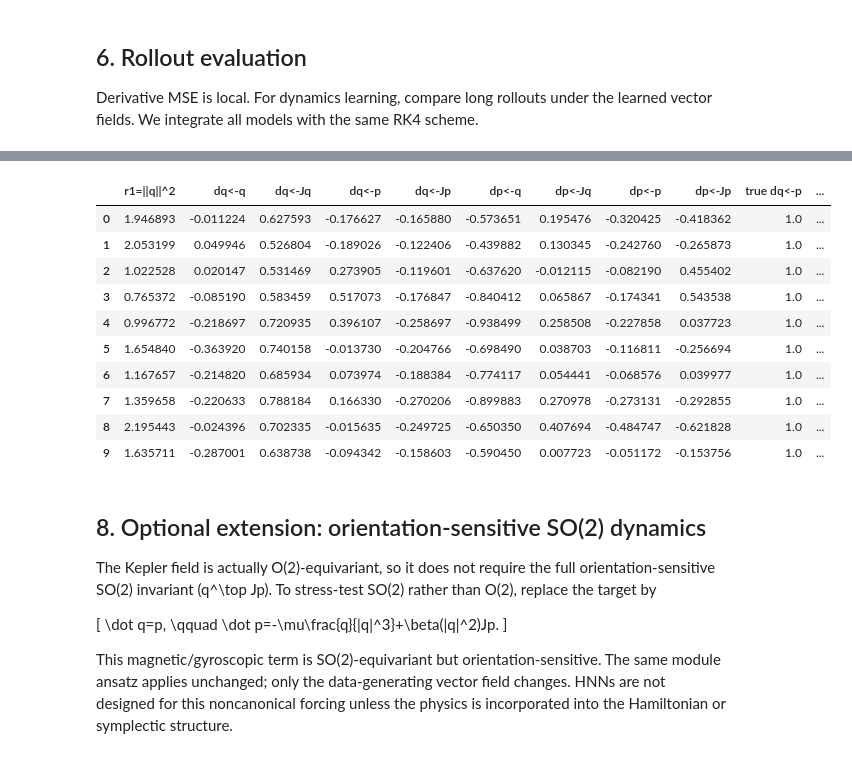
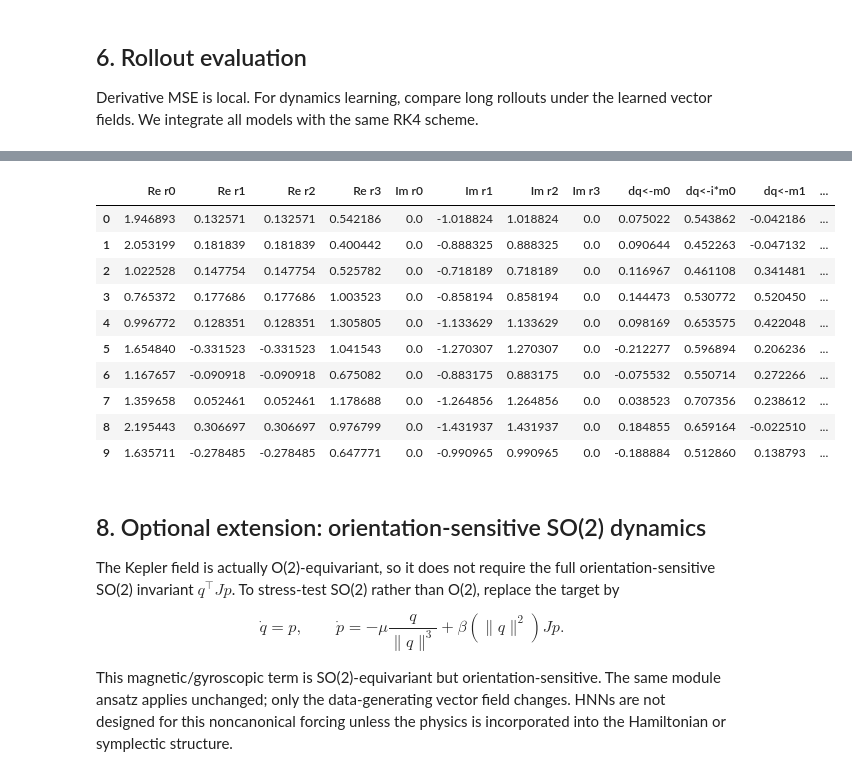
Before and after one commit to MichaelLiu2024/Equivariant-Polynomial-Tensor-Functions, a Jupyter notebook: notebooks/so2_kepler_hnn_comparison.ipynb, the cells around one changed output, grey strips where cells are left out. Cells and saved outputs as stored; diff of their text form; code cells hidden in the pictures.

```diff
--- a/notebooks/so2_kepler_hnn_comparison.ipynb
+++ b/notebooks/so2_kepler_hnn_comparison.ipynb
@@ -515,15 +526,16 @@ def summarize_models(models: dict[str, nn.Module]) -> pd.DataFrame:
 The invariant/module model is instantiated through the group-agnostic `ModuleAnsatzSpec`. For a different group, this is the only specification that should change.
 # %%
 # Fit normalizers using only training data.
-invariant_normalizer = Standardizer.fit(so2_qp_invariants(x_train)).to(DEVICE)
+so2_features = SO2KeplerFeatureEvaluator(random_seed=SEED)
+invariant_normalizer = Standardizer.fit(so2_features.invariant_map(x_train)).to(DEVICE)
 input_normalizer = Standardizer.fit(x_train).to(DEVICE)
 
 so2_spec = ModuleAnsatzSpec(
-    invariant_map=so2_qp_invariants,
-    module_map=so2_qp_module_generators,
-    invariant_dim=4,
-    generator_count=8,
-    output_dim=4,
+    invariant_map=so2_features.invariant_map,
+    module_map=so2_features.module_map,
+    invariant_dim=so2_features.invariant_dim,
+    generator_count=so2_features.generator_count,
+    output_dim=so2_features.output_dim,
 )
 
 module_model = EquivariantModuleAnsatz(
@@ -540,6 +552,10 @@ hnn_model = HamiltonianNeuralNetwork(
     normalizer=input_normalizer,
 ).to(DEVICE)
 
+print("complex invariant generators:", len(so2_features.invariant_generators))
+print("real invariant features:", so2_features.invariant_dim)
+print("complex H_1 covariant generators:", len(so2_features.covariant_generators))
+print("real output module generators:", so2_features.generator_count)
 print("module ansatz parameters:", sum(p.numel() for p in module_model.parameters() if p.requires_grad))
 print("HNN parameters:", sum(p.numel() for p in hnn_model.parameters() if p.requires_grad))
 
@@ -750,40 +754,52 @@ This diagnostic is not needed for prediction, but it helps verify that the ansat
 # %%
 @torch.no_grad()
 def inspect_coefficients(model: EquivariantModuleAnsatz, x: torch.Tensor, n: int = 8) -> pd.DataFrame:
     model.eval()
     x = x[:n].to(DEVICE)
     coeff = model.coefficients(x).detach().cpu().numpy()
-    inv = so2_qp_invariants(x).detach().cpu().numpy()
-    names = ["dq<-q", "dq<-Jq", "dq<-p", "dq<-Jp", "dp<-q", "dp<-Jq", "dp<-p", "dp<-Jp"]
-    df = pd.DataFrame(coeff, columns=names)
-    df.insert(0, "r1=||q||^2", inv[:, 0])
-    df["true dq<-p"] = 1.0
-    df["true dp<-q"] = -1.0 / np.power(inv[:, 0], 1.5)
+    inv = model.spec.invariant_map(x).detach().cpu().numpy()
+
+    covariant_count = coeff.shape[1] // 4
+    coefficient_names = []
+    for output_name in ("dq", "dp"):
+        for covariant_index in range(covariant_count):
+            coefficient_names += [
+                f"{output_name}<-m{covariant_index}",
+                f"{output_name}<-i*m{covariant_index}",
+            ]
+
+    invariant_names = [
+        *(f"Re r{i}" for i in range(inv.shape[1] // 2)),
+        *(f"Im r{i}" for i in range(inv.shape[1] // 2)),
+    ]
+    df = pd.DataFrame(coeff, columns=coefficient_names)
+    for index, name in reversed(list(enumerate(invariant_names))):
+        df.insert(0, name, inv[:, index])
     return df
 
 inspect_coefficients(module_model, x_test, n=10)
 # %% [output]
-|  | r1=||q||^2 | dq<-q | dq<-Jq | dq<-p | dq<-Jp | dp<-q | dp<-Jq | dp<-p | dp<-Jp | true dq<-p | ... |
-| 0 | 1.946893 | -0.011224 | 0.627593 | -0.176627 | -0.165880 | -0.573651 | 0.195476 | -0.320425 | -0.418362 | 1.0 | ... |
-| 1 | 2.053199 | 0.049946 | 0.526804 | -0.189026 | -0.122406 | -0.439882 | 0.130345 | -0.242760 | -0.265873 | 1.0 | ... |
-| 2 | 1.022528 | 0.020147 | 0.531469 | 0.273905 | -0.119601 | -0.637620 | -0.012115 | -0.082190 | 0.455402 | 1.0 | ... |
-| 3 | 0.765372 | -0.085190 | 0.583459 | 0.517073 | -0.176847 | -0.840412 | 0.065867 | -0.174341 | 0.543538 | 1.0 | ... |
-| 4 | 0.996772 | -0.218697 | 0.720935 | 0.396107 | -0.258697 | -0.938499 | 0.258508 | -0.227858 | 0.037723 | 1.0 | ... |
-| 5 | 1.654840 | -0.363920 | 0.740158 | -0.013730 | -0.204766 | -0.698490 | 0.038703 | -0.116811 | -0.256694 | 1.0 | ... |
-| 6 | 1.167657 | -0.214820 | 0.685934 | 0.073974 | -0.188384 | -0.774117 | 0.054441 | -0.068576 | 0.039977 | 1.0 | ... |
-| 7 | 1.359658 | -0.220633 | 0.788184 | 0.166330 | -0.270206 | -0.899883 | 0.270978 | -0.273131 | -0.292855 | 1.0 | ... |
-| 8 | 2.195443 | -0.024396 | 0.702335 | -0.015635 | -0.249725 | -0.650350 | 0.407694 | -0.484747 | -0.621828 | 1.0 | ... |
-| 9 | 1.635711 | -0.287001 | 0.638738 | -0.094342 | -0.158603 | -0.590450 | 0.007723 | -0.051172 | -0.153756 | 1.0 | ... |
+|  | Re r0 | Re r1 | Re r2 | Re r3 | Im r0 | Im r1 | Im r2 | Im r3 | dq<-m0 | dq<-i*m0 | dq<-m1 | ... |
+| 0 | 1.946893 | 0.132571 | 0.132571 | 0.542186 | 0.0 | -1.018824 | 1.018824 | 0.0 | 0.075022 | 0.543862 | -0.042186 | ... |
+| 1 | 2.053199 | 0.181839 | 0.181839 | 0.400442 | 0.0 | -0.888325 | 0.888325 | 0.0 | 0.090644 | 0.452263 | -0.047132 | ... |
+| 2 | 1.022528 | 0.147754 | 0.147754 | 0.525782 | 0.0 | -0.718189 | 0.718189 | 0.0 | 0.116967 | 0.461108 | 0.341481 | ... |
+| 3 | 0.765372 | 0.177686 | 0.177686 | 1.003523 | 0.0 | -0.858194 | 0.858194 | 0.0 | 0.144473 | 0.530772 | 0.520450 | ... |
+| 4 | 0.996772 | 0.128351 | 0.128351 | 1.305805 | 0.0 | -1.133629 | 1.133629 | 0.0 | 0.098169 | 0.653575 | 0.422048 | ... |
+| 5 | 1.654840 | -0.331523 | -0.331523 | 1.041543 | 0.0 | -1.270307 | 1.270307 | 0.0 | -0.212277 | 0.596894 | 0.206236 | ... |
+| 6 | 1.167657 | -0.090918 | -0.090918 | 0.675082 | 0.0 | -0.883175 | 0.883175 | 0.0 | -0.075532 | 0.550714 | 0.272266 | ... |
+| 7 | 1.359658 | 0.052461 | 0.052461 | 1.178688 | 0.0 | -1.264856 | 1.264856 | 0.0 | 0.038523 | 0.707356 | 0.238612 | ... |
+| 8 | 2.195443 | 0.306697 | 0.306697 | 0.976799 | 0.0 | -1.431937 | 1.431937 | 0.0 | 0.184855 | 0.659164 | -0.022510 | ... |
+| 9 | 1.635711 | -0.278485 | -0.278485 | 0.647771 | 0.0 | -0.990965 | 0.990965 | 0.0 | -0.188884 | 0.512860 | 0.138793 | ... |
 # %% [markdown]
 ## 8. Optional extension: orientation-sensitive SO(2) dynamics
 
-The Kepler field is actually O(2)-equivariant, so it does not require the full orientation-sensitive SO(2) invariant \(q^\top Jp\). To stress-test SO(2) rather than O(2), replace the target by
+The Kepler field is actually O(2)-equivariant, so it does not require the full orientation-sensitive SO(2) invariant $q^\top Jp$. To stress-test SO(2) rather than O(2), replace the target by
 
-\[
+$$
 \dot q=p,
 \qquad
 \dot p=-\mu\frac{q}{\|q\|^3}+\beta(\|q\|^2)Jp.
-\]
+$$
 
 This magnetic/gyroscopic term is SO(2)-equivariant but orientation-sensitive. The same module ansatz applies unchanged; only the data-generating vector field changes. HNNs are not designed for this noncanonical forcing unless the physics is incorporated into the Hamiltonian or symplectic structure.
 # %%
```
Also changed, not shown: parts of 17 cells of this notebook, 10 other files.
